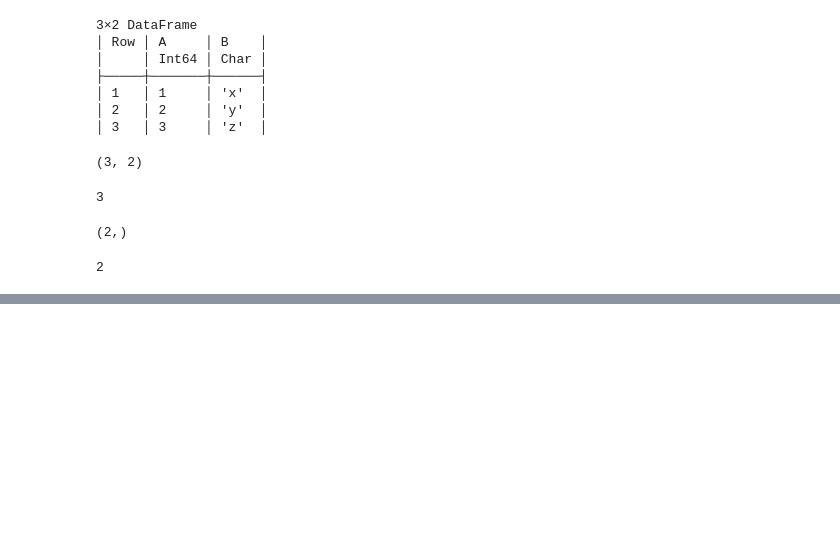
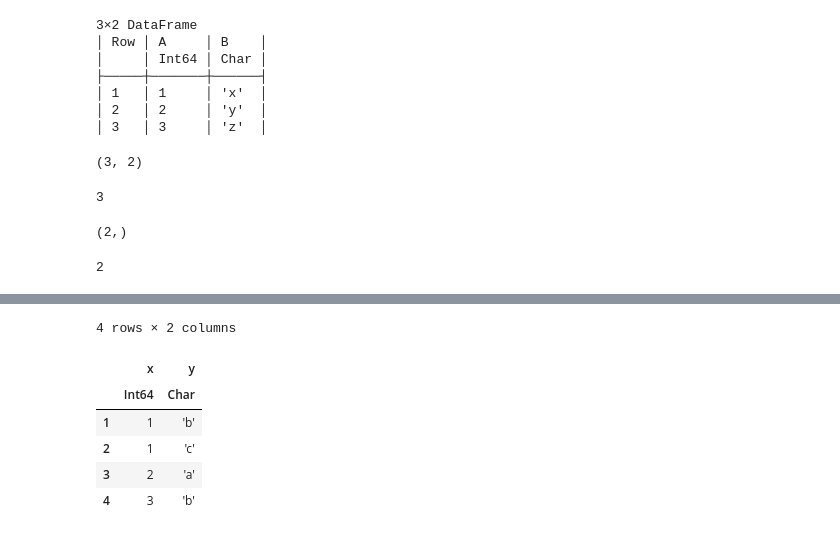
Before and after one commit to damiansp/julia, a Jupyter notebook: dsDocs/DataFrames/functions_2.py.ipynb, the cells around one changed output, grey strips where cells are left out. Saved outputs shown, nothing was run; the diff lists cells and outputs as text; code cells hidden in the pictures; blank space fills up the shorter version.

```diff
--- a/dsDocs/DataFrames/functions_2.py.ipynb
+++ b/dsDocs/DataFrames/functions_2.py.ipynb
@@ -641,0 +653,10 @@ size(df[1, :], 1)
+# %%
+sort(df, [:x, :y])
+# %% [output]
+4 rows × 2 columns
+|  | x | y |
+|  | Int64 | Char |
+| 1 | 1 | 'b' |
+| 2 | 1 | 'c' |
+| 3 | 2 | 'a' |
+| 4 | 3 | 'b' |
```
Also changed, not shown: parts of 3 cells of this notebook.
